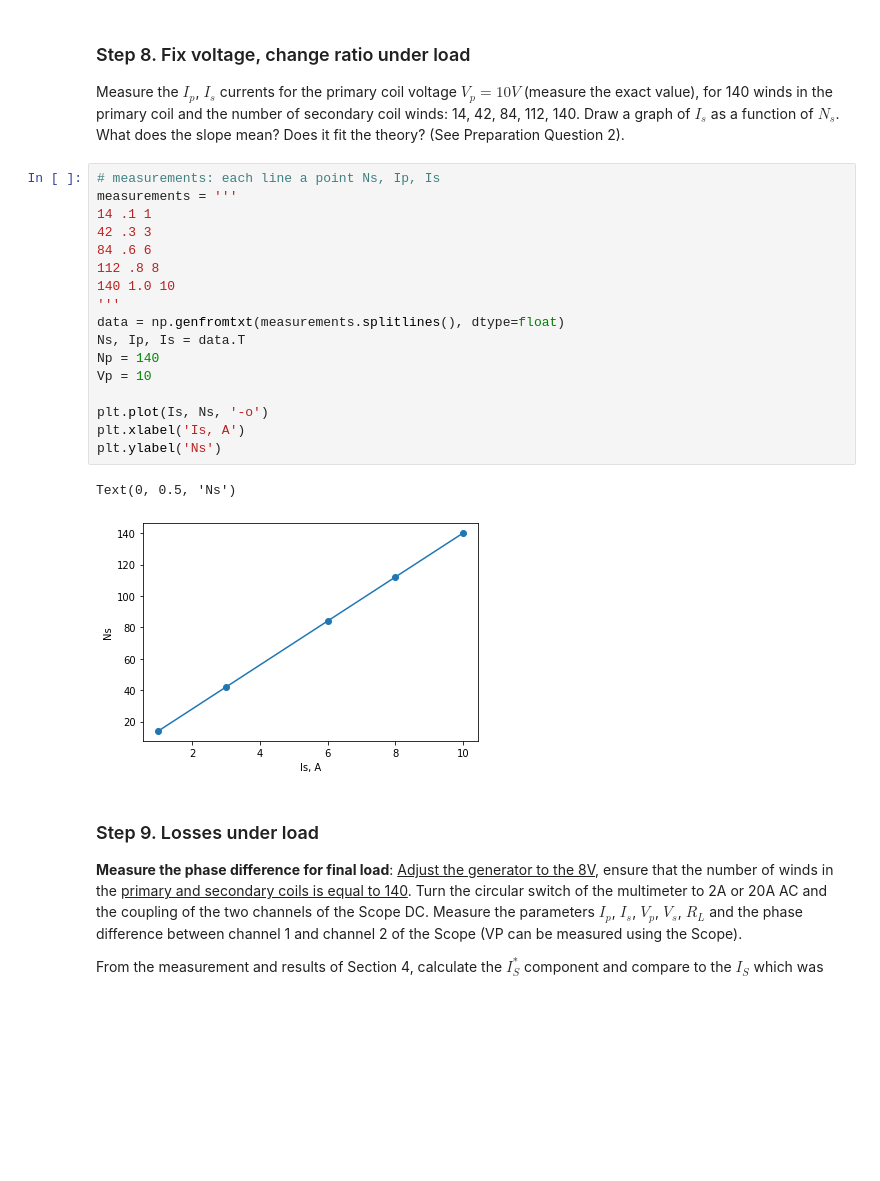
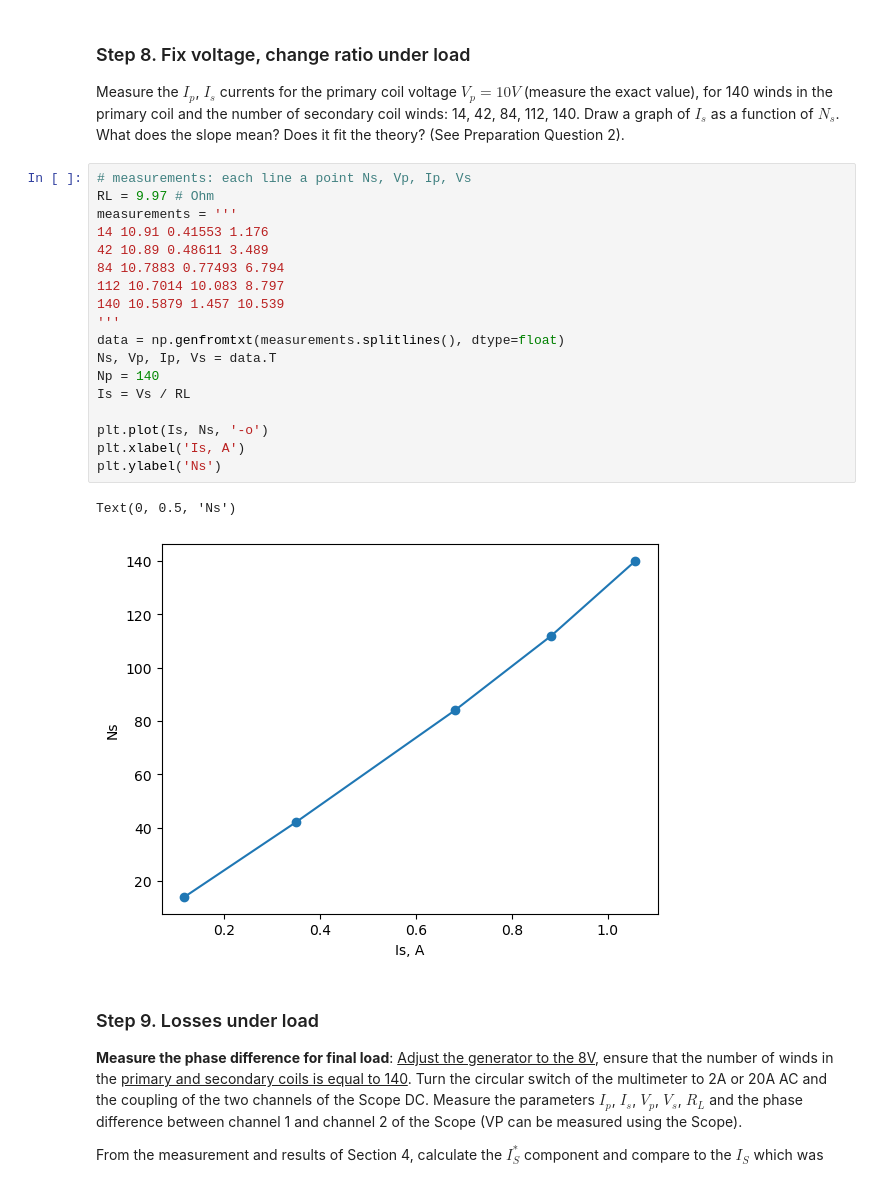
Before and after one commit to evgeny-kolonsky/Lab2_Transformer, a Jupyter notebook: Technion_ph_Transformer_lab.ipynb, the cells around one changed output. Drawn from its saved outputs; the diff is of its cells as text; blank space fills up the shorter version.

```diff
--- a/Technion_ph_Transformer_lab.ipynb
+++ b/Technion_ph_Transformer_lab.ipynb
@@ -627,25 +640,26 @@ Text(0, 0.5, 'Is, A')
 
 Measure the $𝐼_𝑝$, $𝐼_𝑠$ currents for the primary coil voltage $𝑉_𝑝 = 10𝑉$ (measure the exact value), for 140 winds in the primary coil and the number of secondary coil winds: 14, 42, 84, 112, 140. Draw a graph of $𝐼_𝑠$ as a function of $𝑁_𝑠$. What does the slope mean? Does it fit the theory? (See Preparation Question 2).
 # %%
-# measurements: each line a point Ns, Ip, Is
+# measurements: each line a point Ns, Vp, Ip, Vs
+RL = 9.97 # Ohm
 measurements = '''
-14 .1 1
-42 .3 3
-84 .6 6
-112 .8 8
-140 1.0 10
+14 10.91 0.41553 1.176
+42 10.89 0.48611 3.489
+84 10.7883 0.77493 6.794
+112 10.7014 10.083 8.797
+140 10.5879 1.457 10.539
 '''
 data = np.genfromtxt(measurements.splitlines(), dtype=float)
-Ns, Ip, Is = data.T
+Ns, Vp, Ip, Vs = data.T
 Np = 140
-Vp = 10
+Is = Vs / RL
 
 plt.plot(Is, Ns, '-o')
 plt.xlabel('Is, A')
 plt.ylabel('Ns')
 # %% [output]
 Text(0, 0.5, 'Ns')
-[figure, old version]
+[figure, new version]
 # %% [markdown]
 ### Step 9. Losses under load
 
```
Also changed, not shown: parts of 15 cells of this notebook.
